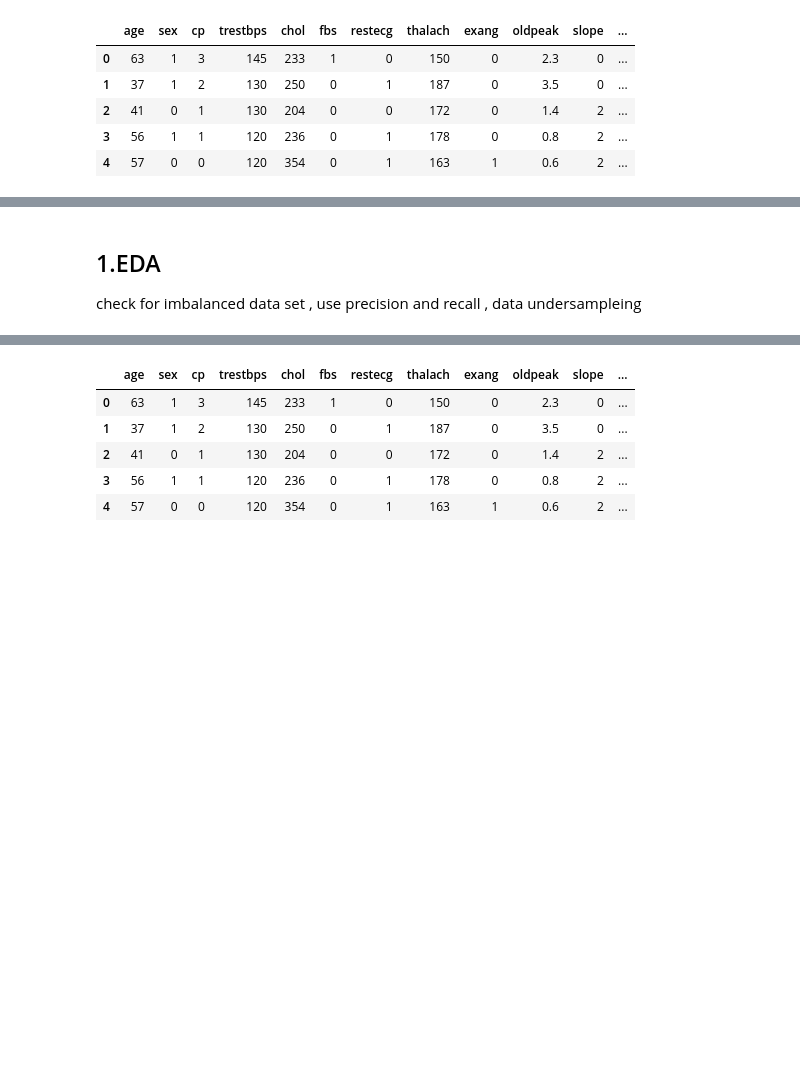
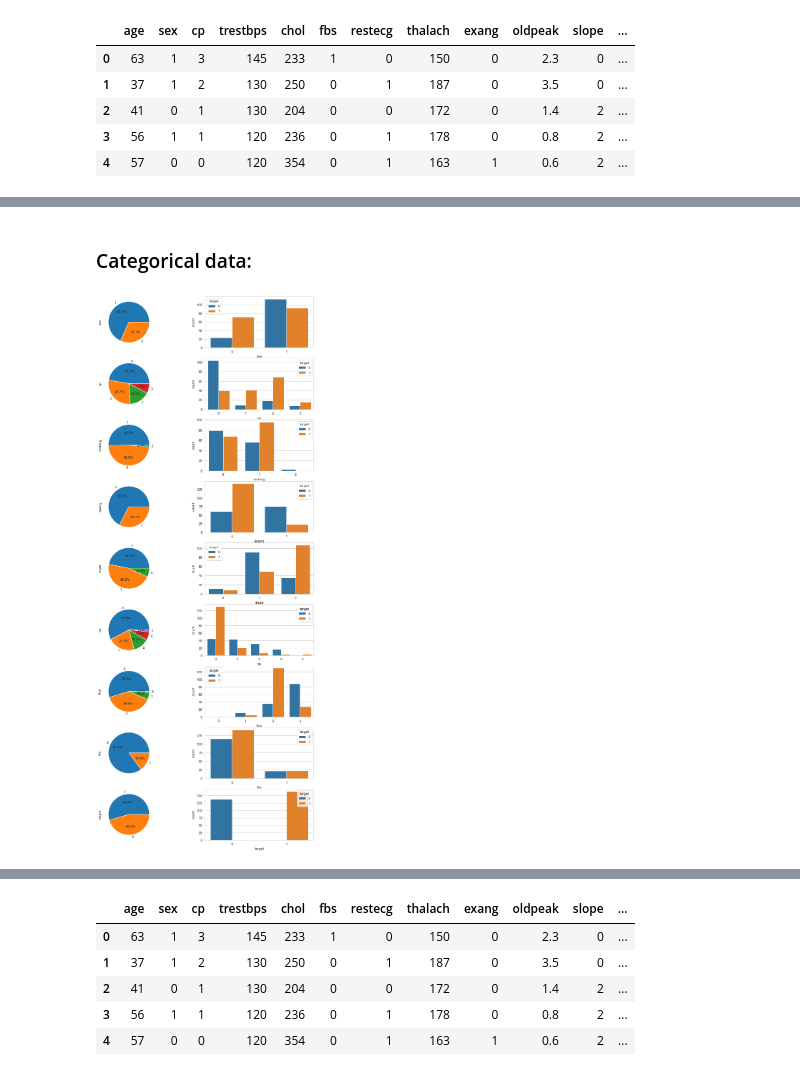
Before and after one commit to tabers77/Machine-Learning-Projects, a Jupyter notebook: Auto-encoders for classification /Auto-encoders for classification .ipynb, the cells around one changed output, grey strips where cells are left out. Drawn from its saved outputs; the diff is of its cells as text; code cells hidden in the pictures; blank space fills up the shorter version.

```diff
--- a/Auto-encoders for classification /Auto-encoders for classification .ipynb
+++ b/Auto-encoders for classification /Auto-encoders for classification .ipynb
@@ -22,4 +31,4 @@ import warnings
 warnings.filterwarnings('ignore')
 
 sns.set_style('whitegrid')
-rcParams['figure.figsize'] = (12, 7) # define plot sizes
+rcParams['figure.figsize'] = (10, 5) # define plot sizes
@@ -52,6 +82,21 @@ df.describe()
 | 50% | 55.000000 | 1.000000 | 1.000000 | 130.000000 | 240.000000 | 0.000000 | 1.000000 | 153.000000 | 0.000000 | 0.800000 | 1.000000 | ... |
 | 75% | 61.000000 | 1.000000 | 2.000000 | 140.000000 | 274.500000 | 0.000000 | 1.000000 | 166.000000 | 1.000000 | 1.600000 | 2.000000 | ... |
 | max | 77.000000 | 1.000000 | 3.000000 | 200.000000 | 564.000000 | 1.000000 | 2.000000 | 202.000000 | 1.000000 | 6.200000 | 2.000000 | ... |
-# %% [markdown]
-## 1.EDA
-check for imbalanced data set , use precision and recall , data undersampleing
+# %% [markdown]
+### Categorical data:
+# %%
+# Cat cols num cols visualizations
+cat_col = ['sex', 'cp', 'restecg', 'exang', 'slope', 'ca','thal','fbs','target']
+num_col = ['age', 'trestbps', 'chol','thalach','oldpeak']
+
+plt.figure(figsize=(12, 28))
+count = 1
+for cols in cat_col:
+    plt.subplot(9, 2, count)
+    df[cols].value_counts().plot.pie(shadow=False,autopct='%1.1f%%')
+    count +=1
+    plt.subplot(9, 2, count)
+    sns.countplot(cols, data=df , hue = 'target')
+    count+=1
+# %% [output]
+[figure, added]
```
Also changed, not shown: parts of 148 cells of this notebook, 4 other files.
